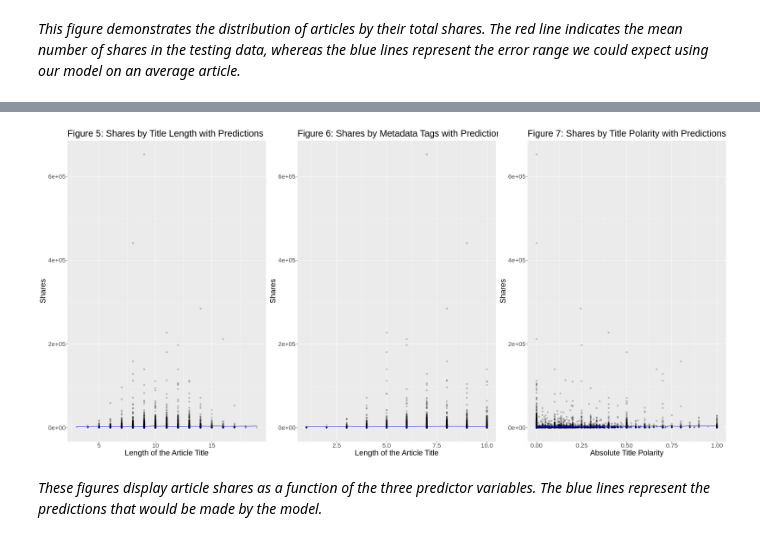
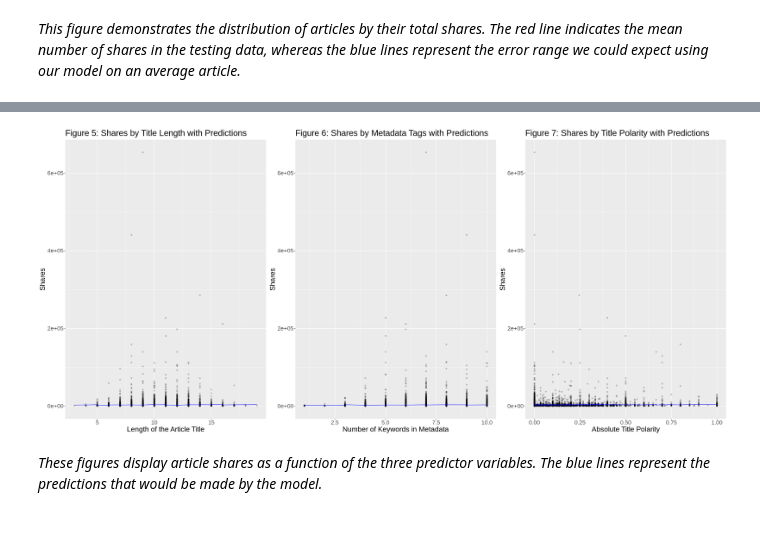
Before and after one commit to dgjfaber/dsci100project, a Jupyter notebook: FinalModel.ipynb, the cells around one changed output, grey strips where cells are left out. Drawn from its saved outputs; the diff is of its cells as text; code cells hidden in the pictures.

```diff
--- a/FinalModel.ipynb
+++ b/FinalModel.ipynb
@@ -277,16 +275,16 @@ title_polarity_plot <- ggplot(publishing_test, aes(x = absolute_title_sentiment_
   ggtitle("Figure 7: Shares by Title Polarity with Predictions")+
   theme(text = element_text(size = 20))
 # %%
-options(repr.plot.width = 25, repr.plot.height = 12)
+options(repr.plot.width = 27, repr.plot.height = 12)
 
 figure_567 <- plot_grid(title_length_plot,
                    metadata_plot,
                    title_polarity_plot,
                    ncol = 3) +
             ggtitle("Shares by the Predictor Variables")
 figure_567
 # %% [output]
-[figure, old version]
+[figure, new version]
 # %% [markdown]
 _These figures display article shares as a function of the three predictor variables. The blue lines represent the predictions that would be made by the model._
 # %%
```
Also changed, not shown: parts of 4 cells of this notebook.
